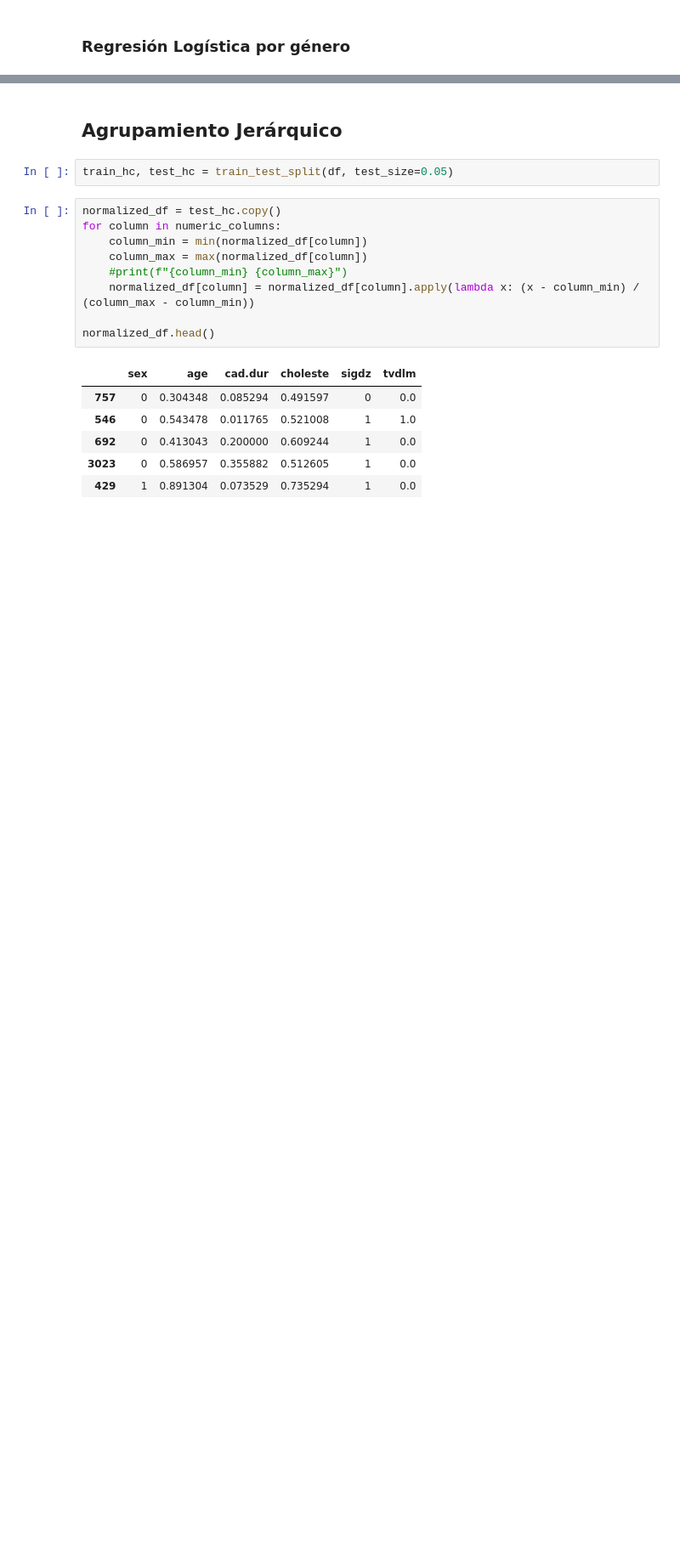
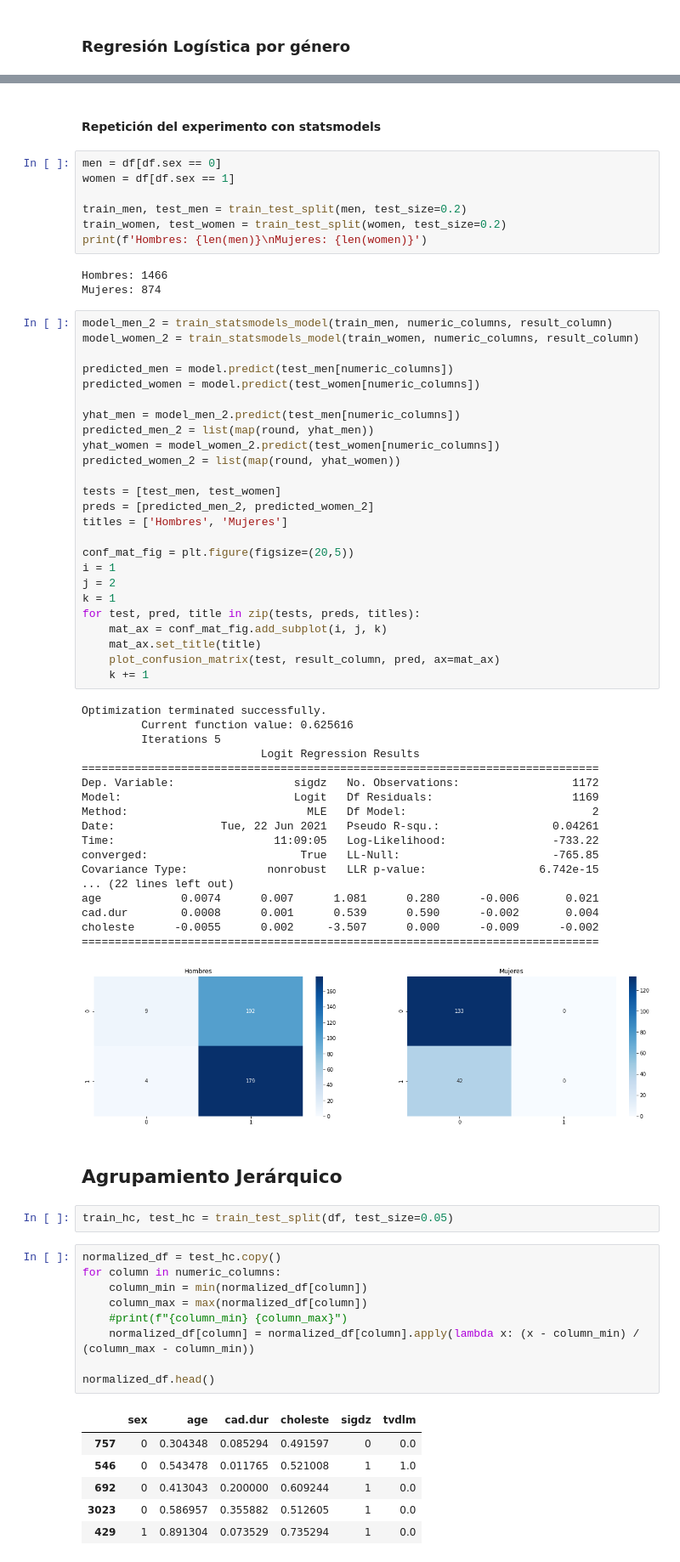
Before and after one commit to FelipeGorostiaga/MachineLearning, a Jupyter notebook: src/tp4/tp4.ipynb, the cells around one changed output, grey strips where cells are left out. Shown: that part at 85% size. Cells and saved outputs as stored; diff of their text form; blank space fills up the shorter version.

```diff
--- a/src/tp4/tp4.ipynb
+++ b/src/tp4/tp4.ipynb
@@ -182,3 +233,59 @@ weighted avg       0.73      0.55      0.59       175
+# %% [markdown]
+#### Repetición del experimento con statsmodels
+# %%
+men = df[df.sex == 0]
+women = df[df.sex == 1]
+
+train_men, test_men = train_test_split(men, test_size=0.2)
+train_women, test_women = train_test_split(women, test_size=0.2)
+print(f'Hombres: {len(men)}\nMujeres: {len(women)}')
+# %% [output]
+Hombres: 1466
+Mujeres: 874
+# %%
+model_men_2 = train_statsmodels_model(train_men, numeric_columns, result_column)
+model_women_2 = train_statsmodels_model(train_women, numeric_columns, result_column)
+
+predicted_men = model.predict(test_men[numeric_columns])
+predicted_women = model.predict(test_women[numeric_columns])
+
+yhat_men = model_men_2.predict(test_men[numeric_columns])
+predicted_men_2 = list(map(round, yhat_men))
+yhat_women = model_women_2.predict(test_women[numeric_columns])
+predicted_women_2 = list(map(round, yhat_women))
+
+tests = [test_men, test_women]
+preds = [predicted_men_2, predicted_women_2]
+titles = ['Hombres', 'Mujeres']
+
+conf_mat_fig = plt.figure(figsize=(20,5))
+i = 1
+j = 2
+k = 1
+for test, pred, title in zip(tests, preds, titles):
+    mat_ax = conf_mat_fig.add_subplot(i, j, k)
+    mat_ax.set_title(title)
+    plot_confusion_matrix(test, result_column, pred, ax=mat_ax)
+    k += 1
+# %% [output]
+Optimization terminated successfully.
+         Current function value: 0.625616
+         Iterations 5
+                           Logit Regression Results
+==============================================================================
+Dep. Variable:                  sigdz   No. Observations:                 1172
+Model:                          Logit   Df Residuals:                     1169
+Method:                           MLE   Df Model:                            2
+Date:                Tue, 22 Jun 2021   Pseudo R-squ.:                 0.04261
+Time:                        11:09:05   Log-Likelihood:                -733.22
+converged:                       True   LL-Null:                       -765.85
+Covariance Type:            nonrobust   LLR p-value:                 6.742e-15
+... (22 lines left out)
+age            0.0074      0.007      1.081      0.280      -0.006       0.021
+cad.dur        0.0008      0.001      0.539      0.590      -0.002       0.004
+choleste      -0.0055      0.002     -3.507      0.000      -0.009      -0.002
+==============================================================================
+[figure, added]
 # %% [markdown]
 ## Agrupamiento Jerárquico
 # %%
```
Also changed, not shown: parts of 10 cells of this notebook.
